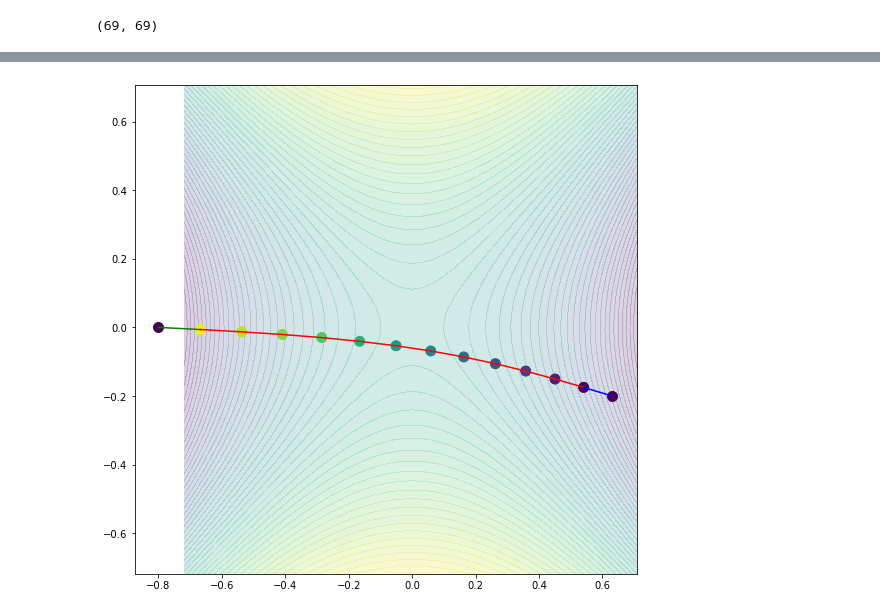
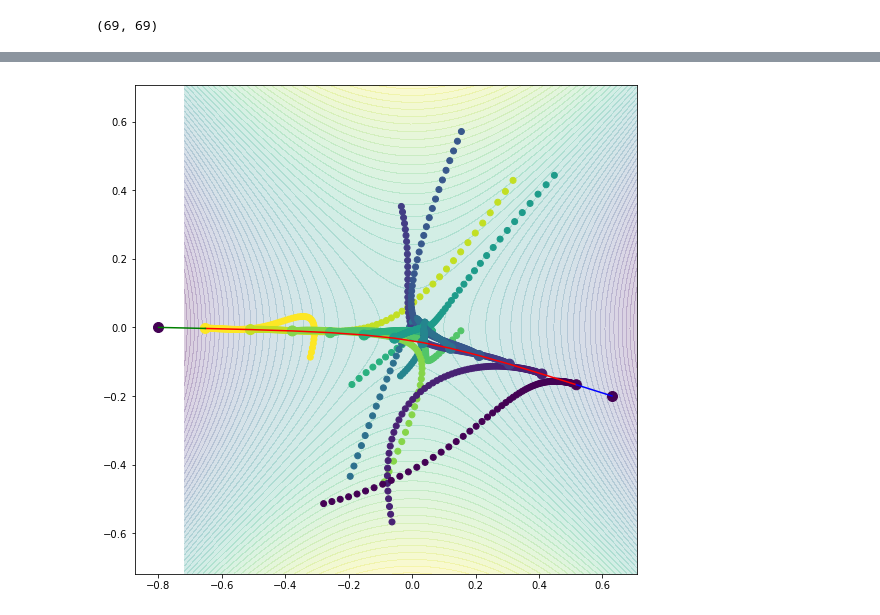
Before and after one commit to jamesgolden1/bias_free_denoising, a Jupyter notebook: curvature/hyperboloid_geodesic.ipynb, the cells around one changed output, grey strips where cells are left out. Drawn from its saved outputs; the diff is of its cells as text; code cells hidden in the pictures.

```diff
--- a/curvature/hyperboloid_geodesic.ipynb
+++ b/curvature/hyperboloid_geodesic.ipynb
@@ -51,12 +71,20 @@ def plotline(rpts, rs, re):
     plt.plot([re[0][0].cpu().detach().numpy(),xv[-1]],[re[0][1].cpu().detach().numpy(),yv[-1]],c='g')#,s=100,c=list(range(len(xv[0:1]))))
 # %%
 def sphere_torch(xtorch, ytorch):
+    '''
+    Generate the manifold with torch tensors.
+    '''
+
+    return torch.sqrt(torch.add(.2,-.2*torch.add(torch.pow(xtorch,2)/1,-torch.pow(ytorch,2)/1)))#.cuda()
+
 #     return torch.sqrt(torch.add(.2,-.2*torch.sum((torch.pow(xv,2))/.1,((torch.pow(yv,2))/.1))))
-    return torch.sqrt(torch.add(.2,-.2*torch.add(torch.pow(xtorch,2)/1,-torch.pow(ytorch,2)/1)))#.cuda()
 #     return torch.sqrt(torch.add(.1,-.1*torch.add(torch.pow(xtorch,2)/1,torch.pow(ytorch,2)/1)))#.cuda()
 #     return torch.sqrt(torch.add(.1,(-.1/.03)*torch.add(torch.pow(xtorch,2)/1,torch.pow(ytorch,2)/1)))#.cuda()
 # %%
 def sphere():
+    '''
+    Generate the manifold in numpy.
+    '''
     stpt = -2.875/4#.25;#-.9-0.5
 
     stepsz = .125/6;
@@ -247,3 +287,0 @@ plt.plot(distout)
-# %%
-rs=[.63,-.2]
-re = [-.8,0]
@@ -251,0 +288,2 @@ re
+# %%
+rpts, rptsall = fit_geodesic(rpts, total_steps = int(1*16*4*1.5))
@@ -252,7 +293,12 @@ re
 # %%
+rptsall = np.array(rptsall)
 
-    plt.figure(figsize=[9,9])
-    plt.contourf(xv,yv,zv2,alpha=.2,levels=50)
-    plotline(rpts, rs, re)
+plt.figure(figsize=[9,9])
+plt.contourf(xv,yv,zv,alpha=.2,levels=50)
+
+for ii in range(96):
+
+    plt.scatter(rptsall[ii,:,0],rptsall[ii,:,1],c=list(range(len(rpts[:]))))
+plotline(rpts, rs, re)
 # %% [output]
-[figure, old version]
+[figure, new version]
```
Also changed, not shown: parts of 23 cells of this notebook.
